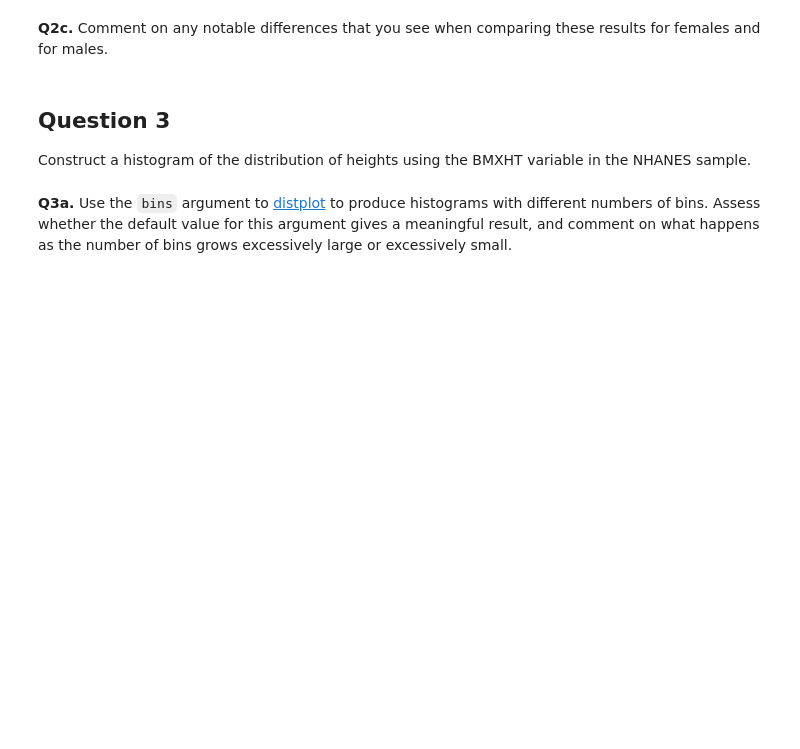
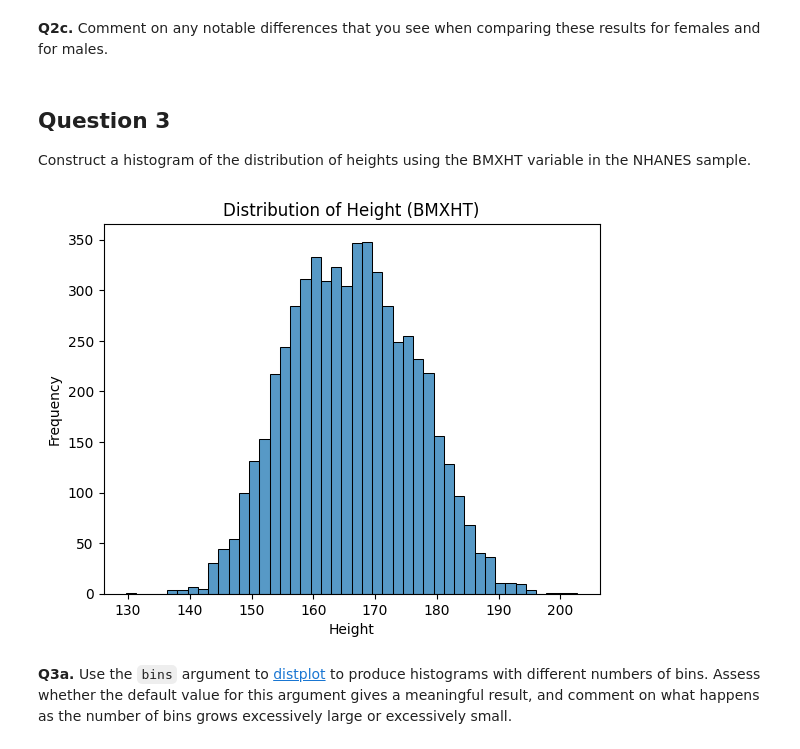
Before and after one commit to emirmaciastec/MEM_M-todos_estadisticos, a Jupyter notebook: lab2_4_nhanes_univariate_practice_HW2.ipynb, the cells around one changed output. Cells and saved outputs as stored; diff of their text form; code cells hidden in the pictures; blank space fills up the shorter version.

```diff
--- a/lab2_4_nhanes_univariate_practice_HW2.ipynb
+++ b/lab2_4_nhanes_univariate_practice_HW2.ipynb
@@ -185,3 +210,15 @@ Construct a histogram of the distribution of heights using the BMXHT variable in
+# %%
+# Create a new column named "Height" from 'BMXHT'
+da['Height'] = da['BMXHT']
+
+# Construct a histogram of the distribution of heights using the new "Height" variable
+sns.histplot(data=da, x='Height')
+plt.xlabel('Height')
+plt.ylabel('Frequency')
+plt.title('Distribution of Height (BMXHT)')
+plt.show()
+# %% [output]
+[figure, added]
 # %% [markdown]
 __Q3a.__ Use the `bins` argument to [distplot](https://seaborn.pydata.org/generated/seaborn.distplot.html) to produce histograms with different numbers of bins.  Assess whether the default value for this argument gives a meaningful result, and comment on what happens as the number of bins grows excessively large or excessively small.
 # %% [markdown]
```
Also changed, not shown: parts of 2 cells of this notebook.
